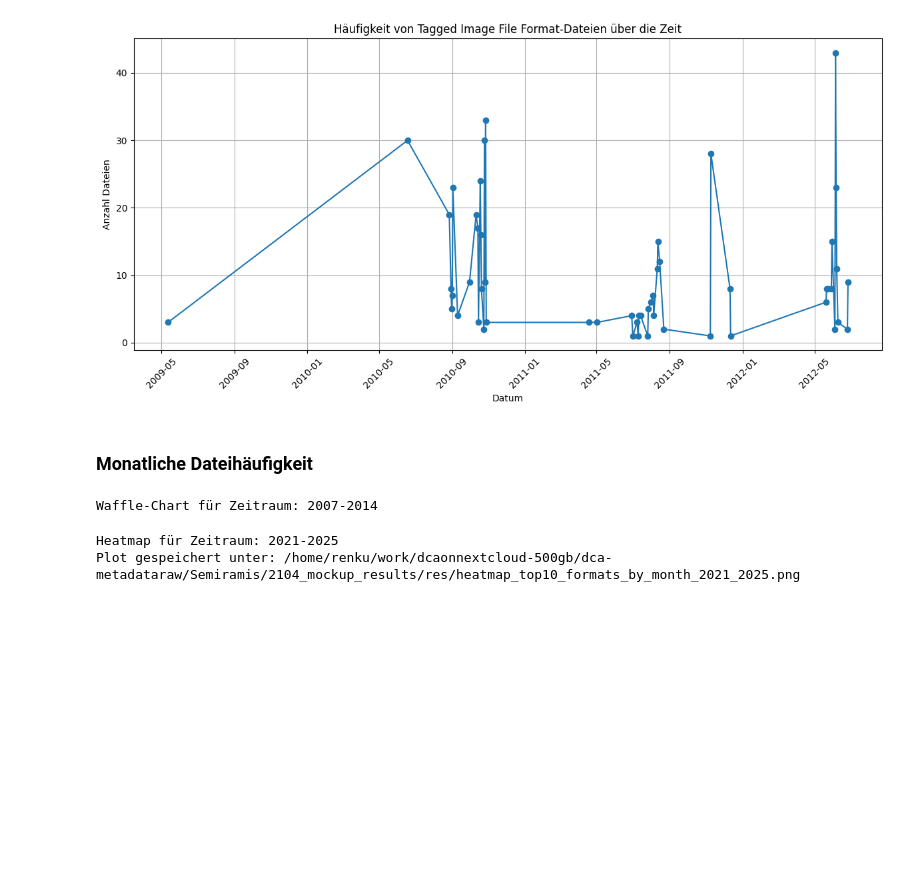
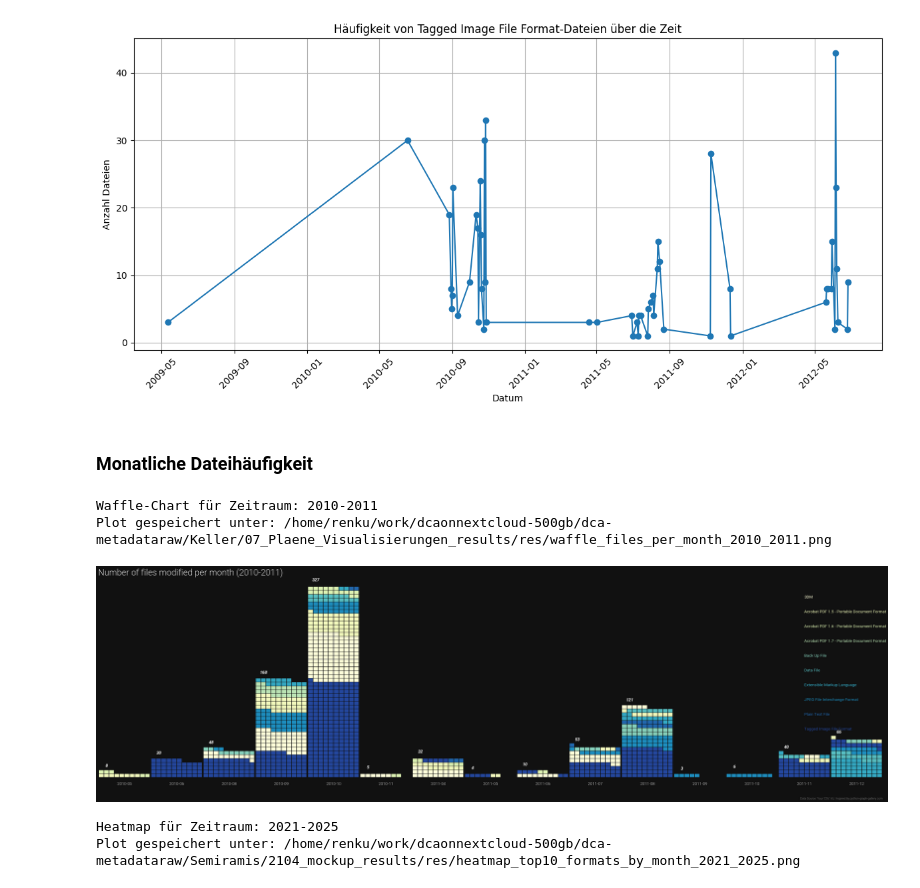
Before and after one commit to AdrianPoellinger/27_DCA_Ingest, a Jupyter notebook: notebooks/DCA_Ingest_2025-11-11_Keller.ipynb, the cells around one changed output. Saved outputs shown, nothing was run; the diff lists cells and outputs as text; code cells hidden in the pictures; blank space fills up the shorter version.

Commit message:
Heatmap fixed

```diff
--- a/notebooks/DCA_Ingest_2025-11-11_Keller.ipynb
+++ b/notebooks/DCA_Ingest_2025-11-11_Keller.ipynb
@@ -192,22 +192,26 @@ Plot gespeichert unter: plots/format_counts.png
 # %%
 # Analyse: Waffle-Chart für monatliche Dateihäufigkeit (verwende creation_iso)
 from generate_waffle import generate_waffle_chart
 
 if os.path.exists(CSV_PATH):
     df = pd.read_csv(CSV_PATH)
     df["creation_iso"] = pd.to_datetime(df["creation_iso"], errors="coerce")
     df_clean = df.dropna(subset=["creation_iso"])
 
     if len(df_clean) > 0:
-        start_year = int(df_clean["creation_iso"].dt.year.min())
-        end_year = int(df_clean["creation_iso"].dt.year.max())
+        #start_year = int(df_clean["creation_iso"].dt.year.min())
+        #end_year = int(df_clean["creation_iso"].dt.year.max())
+        start_year = 2010
+        end_year = 2011
         print(f"Waffle-Chart für Zeitraum: {start_year}-{end_year}")
         # Übergibt den bereits gelesenen DataFrame und verwendet die creation_iso Spalte
         generate_waffle_chart(df=df_clean, output_dir=OUTPUT_DIR, start_year=start_year, end_year=end_year, top_n=10, show_plot=False, date_col="creation_iso")
     else:
         print("Keine gültigen Datumsangaben in den Daten gefunden.")
 else:
     print(f"CSV-Datei nicht gefunden: {CSV_PATH}")
 # %% [output]
-Waffle-Chart für Zeitraum: 2007-2014
+Waffle-Chart für Zeitraum: 2010-2011
+Plot gespeichert unter: /home/renku/work/dcaonnextcloud-500gb/dca-metadataraw/Keller/07_Plaene_Visualisierungen_results/res/waffle_files_per_month_2010_2011.png
+[figure, added]
 # %%
```
Also changed, not shown: parts of 4 cells of this notebook.
